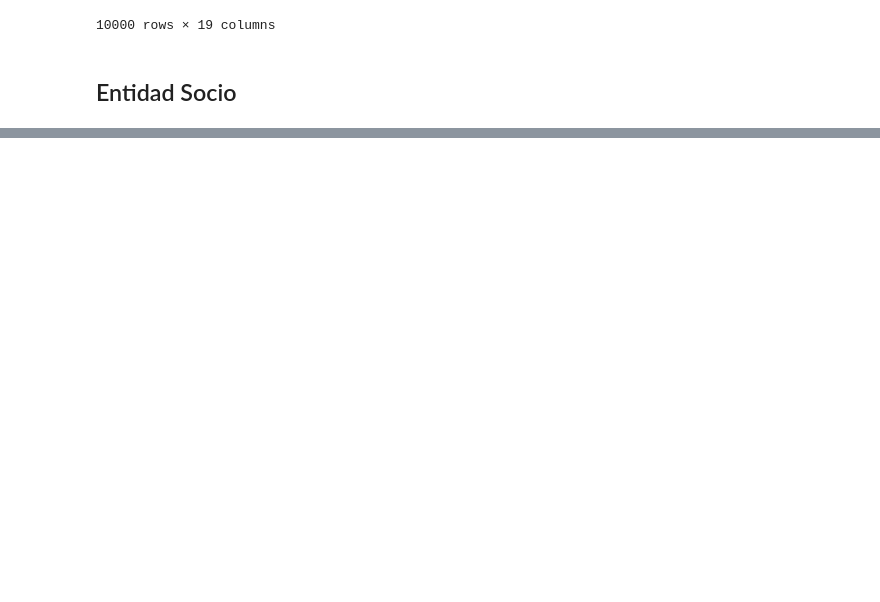
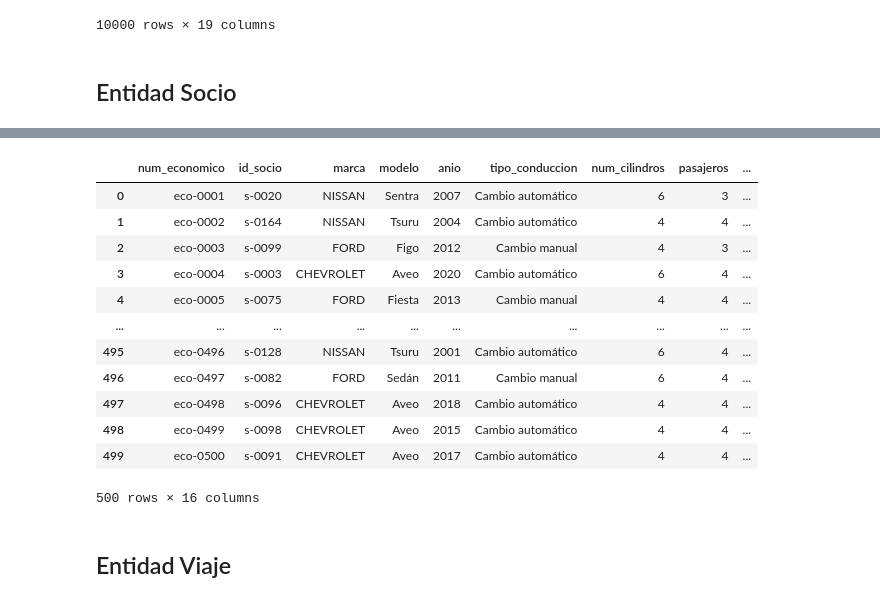
Before and after one commit to ivannpy/proyect, a Jupyter notebook: data_creation.ipynb, the cells around one changed output, grey strips where cells are left out. Drawn from its saved outputs; the diff is of its cells as text; code cells hidden in the pictures; blank space fills up the shorter version.

```diff
--- a/data_creation.ipynb
+++ b/data_creation.ipynb
@@ -212,0 +211,53 @@ sum(socio['egreso'] == 'No aplica')
+# %%
+try:
+    vehicle = pd.read_csv(c.filepath_vehicle)
+
+except:
+    print('Creando entidad Vehiculo...')
+
+    n_vehicle = c.cardinality['vehicle']
+    poss_duenios = list(socio['id_socio'][socio.index[socio['es_duenio'] == True].tolist()])
+    info_vehicles = u.get_vehicle_info(n_vehicle)
+    info_aseg = u.get_aseg_info(n_vehicle)
+    activos, razones = u.get_raz(n_vehicle)
+
+    # Creamos y rellenamos
+    vehicle = pd.DataFrame(r.dict_to_df_vehiculo)
+
+    vehicle['num_economico'] = np.array(['eco-'+f'{i}'.zfill(4) for i in range(1, n_vehicle + 1)], dtype=str)
+    vehicle['id_socio'] = np.array(u.get_duenios(poss_duenios, n_vehicle), dtype=str)
+    vehicle['marca'] = np.array(info_vehicles[0], dtype=str)
+    vehicle['modelo'] = np.array(info_vehicles[1], dtype=str)
+    vehicle['anio'] = np.array(info_vehicles[2], dtype=int)
+    vehicle['tipo_conduccion'] = np.array(info_vehicles[3], dtype=str)
+    vehicle['num_cilindros'] = np.array(info_vehicles[4], dtype=int)
+    vehicle['pasajeros'] = np.array(info_vehicles[5], dtype=int)
+    vehicle['puertas'] = np.array(info_vehicles[6], dtype=int)
+    vehicle['combustible'] = np.array(info_vehicles[7], dtype=str)
+    vehicle['refaccion'] = np.array(info_vehicles[8], dtype=str)
+    vehicle['aseguradora'] = np.array(info_aseg[0], dtype=str)
+    vehicle['tipo_seguro'] = np.array(info_aseg[1], dtype=str)
+    vehicle['vigencia_seg'] = info_aseg[2]
+    vehicle['activo'] = np.array(activos, dtype=bool)
+    vehicle['razon'] = np.array(razones, dtype=str)
+
+    # Escribimos CSV
+    vehicle.to_csv(c.filepath_vehicle, index=False)
+# %%
+vehicle
+# %% [output]
+|  | num_economico | id_socio | marca | modelo | anio | tipo_conduccion | num_cilindros | pasajeros | ... |
+| 0 | eco-0001 | s-0020 | NISSAN | Sentra | 2007 | Cambio automático | 6 | 3 | ... |
+| 1 | eco-0002 | s-0164 | NISSAN | Tsuru | 2004 | Cambio automático | 4 | 4 | ... |
+| 2 | eco-0003 | s-0099 | FORD | Figo | 2012 | Cambio manual | 4 | 3 | ... |
+| 3 | eco-0004 | s-0003 | CHEVROLET | Aveo | 2020 | Cambio automático | 6 | 4 | ... |
+| 4 | eco-0005 | s-0075 | FORD | Fiesta | 2013 | Cambio manual | 4 | 4 | ... |
+| ... | ... | ... | ... | ... | ... | ... | ... | ... | ... |
+| 495 | eco-0496 | s-0128 | NISSAN | Tsuru | 2001 | Cambio automático | 6 | 4 | ... |
+| 496 | eco-0497 | s-0082 | FORD | Sedán | 2011 | Cambio manual | 6 | 4 | ... |
+| 497 | eco-0498 | s-0096 | CHEVROLET | Aveo | 2018 | Cambio automático | 4 | 4 | ... |
+| 498 | eco-0499 | s-0098 | CHEVROLET | Aveo | 2015 | Cambio automático | 4 | 4 | ... |
+| 499 | eco-0500 | s-0091 | CHEVROLET | Aveo | 2017 | Cambio automático | 4 | 4 | ... |
+500 rows × 16 columns
+# %% [markdown]
+## Entidad Viaje
```
Also changed, not shown: parts of 10 cells of this notebook, 4 other files.
